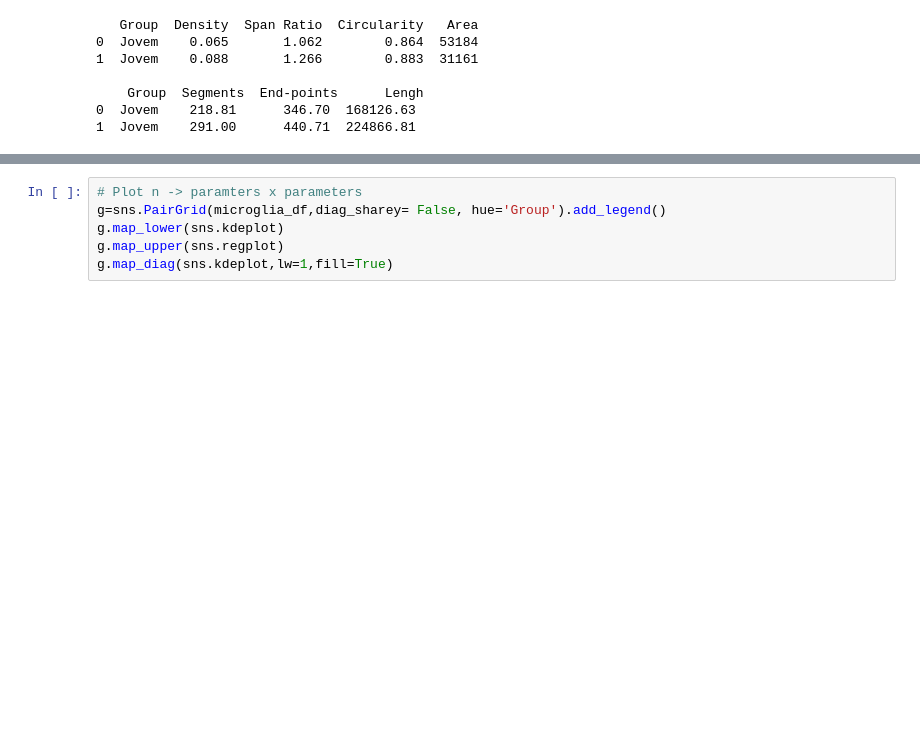
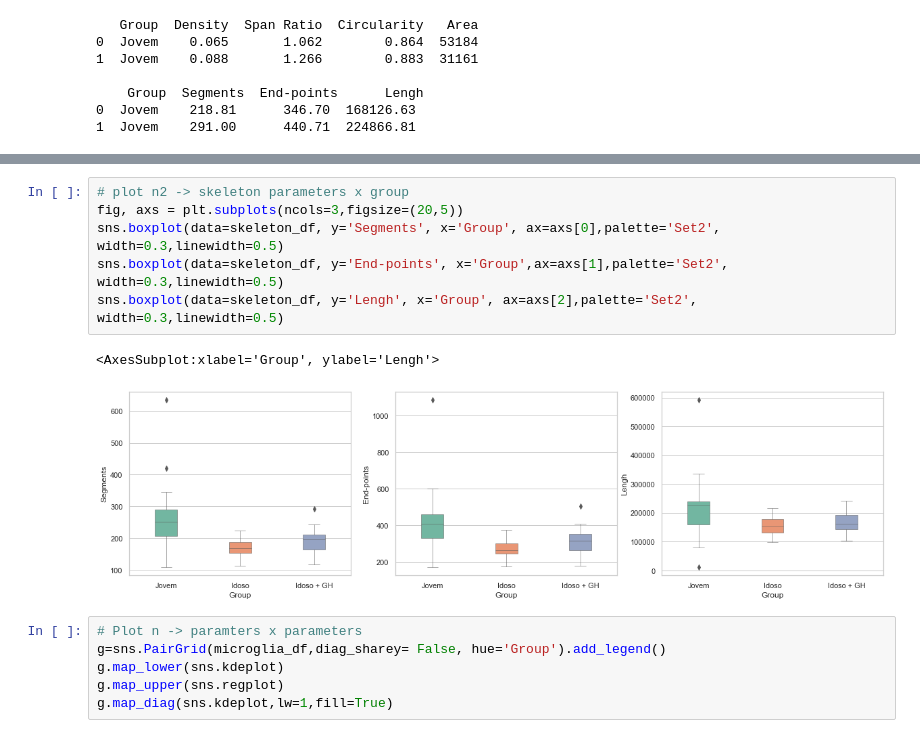
Before and after one commit to marinalemosc/prog_microglia, a Jupyter notebook: prog_microglia.ipynb, the cells around one changed output, grey strips where cells are left out. Cells and saved outputs as stored; diff of their text form; blank space fills up the shorter version.

Commit message:
Add plot 2, skeleton parameters x groups

```diff
--- a/prog_microglia.ipynb
+++ b/prog_microglia.ipynb
@@ -42,3 +42,12 @@ sns.stripplot(x=microglia_df['Group'], y=microglia_df['N Cells'],color='black',
+# %%
+# plot n2 -> skeleton parameters x group
+fig, axs = plt.subplots(ncols=3,figsize=(20,5))
+sns.boxplot(data=skeleton_df, y='Segments', x='Group', ax=axs[0],palette='Set2', width=0.3,linewidth=0.5)
+sns.boxplot(data=skeleton_df, y='End-points', x='Group',ax=axs[1],palette='Set2', width=0.3,linewidth=0.5)
+sns.boxplot(data=skeleton_df, y='Lengh', x='Group', ax=axs[2],palette='Set2', width=0.3,linewidth=0.5)
+# %% [output]
+<AxesSubplot:xlabel='Group', ylabel='Lengh'>
+[figure, added]
 # %%
 # Plot n -> paramters x parameters
 g=sns.PairGrid(microglia_df,diag_sharey= False, hue='Group').add_legend()
```
Also changed, not shown: parts of 1 cell of this notebook.
